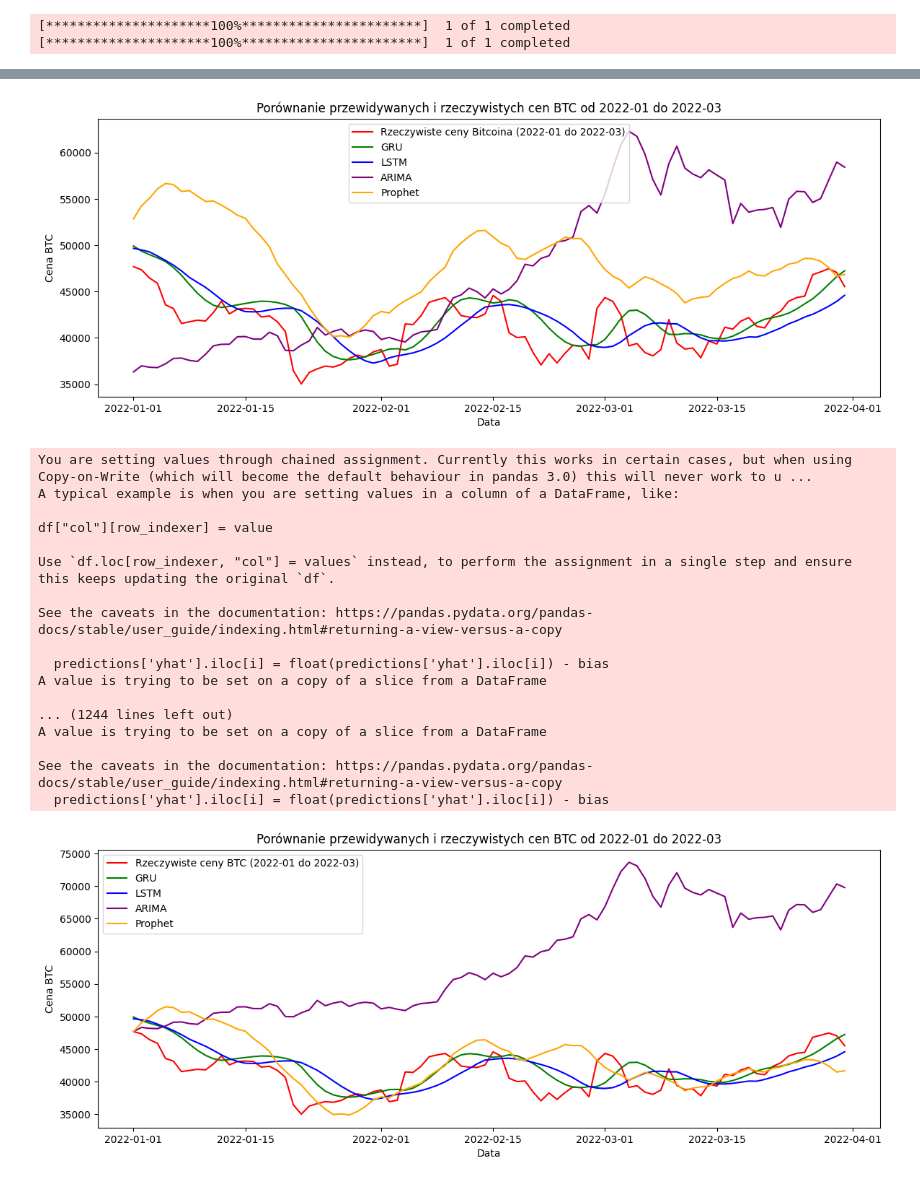
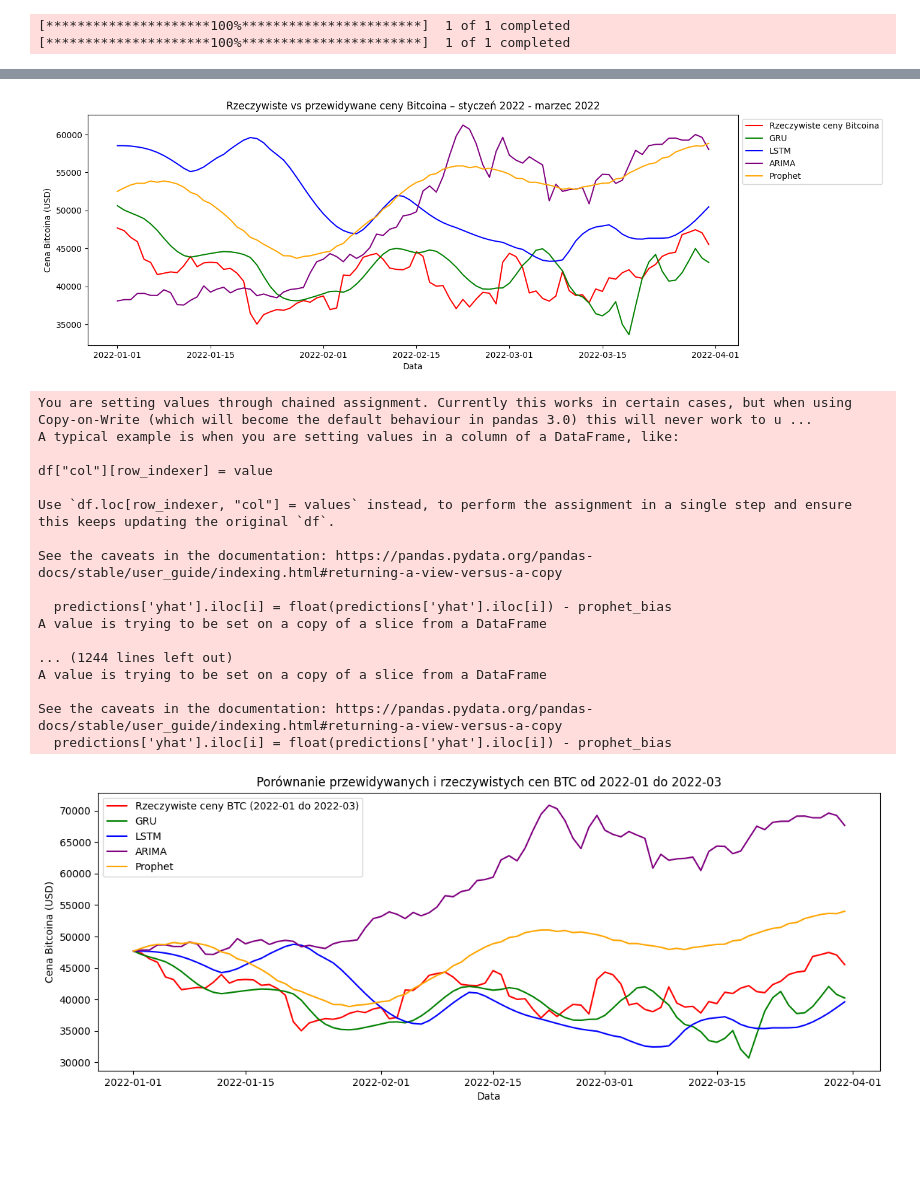
Before and after one commit to cynarski/crypto_predict, a Jupyter notebook: forecast.ipynb, the cells around one changed output, grey strips where cells are left out. Saved outputs shown, nothing was run; the diff lists cells and outputs as text; code cells hidden in the pictures; blank space fills up the shorter version.

Commit message:
tests

```diff
--- a/forecast.ipynb
+++ b/forecast.ipynb
@@ -29,9 +30,9 @@ plt.show()
 # %%
-gru_model = MyGRU(epochs=5, look_back=10)
+gru_model = MyGRU(epochs=5, look_back=60)
 gru_model.create_model()
 gru_model.fit(data)
 
-lstm_model = MyLSTM(epochs=5, look_back=10)
+lstm_model = MyLSTM(epochs=5, look_back=60)
 lstm_model.create_model()
 lstm_model.fit(data)
 # %% [output]
@@ -77,19 +80,24 @@ predictions = prophet_model.predict(periods)
 # %%
-arima_model = MyArima(interval=90)
+arima_model = MyArima(interval=80)
 arima_model.fit(df)
 forecast_dates = pd.date_range(start='2022-01-01', end='2022-03-31')
 forecast_length = len(forecast_dates)
 arima_predictions = arima_model.predict(forecast_length, forecast_dates)
 # %%
+total_dataset = np.concatenate((data, actual_prices), axis=0)
+predicted_prices_gru = gru_model.predict(total_dataset, length, noise_level=0.4, noise_start=120)
+predicted_prices_lstm = lstm_model.predict(total_dataset, length, noise_level=0.4, noise_start=70)
 plt.figure(figsize=(14,5))
-plt.plot(test_data.index,test_data["Close"], color='red', label='Rzeczywiste ceny Bitcoina (2022-01 do 2022-03)')
+plt.plot(test_data.index,test_data["Close"], color='red', label='Rzeczywiste ceny Bitcoina')
 plt.plot(test_data.index,predicted_prices_gru, color='green', label='GRU')
 plt.plot(test_data.index,predicted_prices_lstm, color='blue', label='LSTM')
 plt.plot(arima_predictions, color='purple', label='ARIMA')
 plt.plot(test_data.index,predictions['yhat'], label='Prophet', color='orange')
-plt.title('Porównanie przewidywanych i rzeczywistych cen BTC od 2022-01 do 2022-03')
+plt.title('Rzeczywiste vs przewidywane ceny Bitcoina – styczeń 2022 - marzec 2022')
 plt.xlabel('Data')
-plt.ylabel('Cena BTC')
-plt.legend()
+plt.ylabel('Cena Bitcoina (USD)')
+# plt.legend(loc='best')
+plt.legend(loc='upper left', bbox_to_anchor=(1, 1))
+plt.savefig('wyniki_1.png', format='png', dpi=300, bbox_inches='tight')
 plt.show()
 # %% [output]
@@ -96,16 +106,26 @@ plt.show()
-[figure, old version]
+[figure, new version]
 # %%
 test_data_0 = test_data["Close"].iloc[0][0]
 arima_predictions_0 = arima_predictions.iloc[0][0]
-bias = arima_predictions_0 - test_data_0
+arima_bias = arima_predictions_0 - test_data_0
 for i in range(len(arima_predictions)):
-    arima_predictions.iloc[i] = int(arima_predictions.iloc[i]) - bias
+    arima_predictions.iloc[i] = int(arima_predictions.iloc[i]) - arima_bias
 
 
 prophet_predictions_0 = float(predictions['yhat'].iloc[0])
-bias = prophet_predictions_0 - test_data_0
+prophet_bias = prophet_predictions_0 - test_data_0
 for i in range(len(predictions)):
-    predictions['yhat'].iloc[i] = float(predictions['yhat'].iloc[i]) - bias
+    predictions['yhat'].iloc[i] = float(predictions['yhat'].iloc[i]) - prophet_bias
+
+gru_predictions_0 = float(predicted_prices_gru[0])
+gru_bias = gru_predictions_0 - test_data_0
+for i in range(len(predicted_prices_gru)):
+   predicted_prices_gru[i]  = predicted_prices_gru[i] - gru_bias
+
+lstm_predictions_0 = float(predicted_prices_lstm[0])
+lstm_bias = lstm_predictions_0 - test_data_0
+for i in range(len(predicted_prices_lstm)):
+   predicted_prices_lstm[i]  = predicted_prices_lstm[i] - lstm_bias
 # %% [output]
 You are setting values through chained assignment. Currently this works in certain cases, but when using Copy-on-Write (which will become the default behaviour in pandas 3.0) this will never work to u ...
 A typical example is when you are setting values in a column of a DataFrame, like:
@@ -116,14 +136,14 @@ Use `df.loc[row_indexer, "col"] = values` instead, to perform the assignment in
 
 See the caveats in the documentation: https://pandas.pydata.org/pandas-docs/stable/user_guide/indexing.html#returning-a-view-versus-a-copy
 
-  predictions['yhat'].iloc[i] = float(predictions['yhat'].iloc[i]) - bias
+  predictions['yhat'].iloc[i] = float(predictions['yhat'].iloc[i]) - prophet_bias
 A value is trying to be set on a copy of a slice from a DataFrame
 
 ... (1244 lines left out)
 A value is trying to be set on a copy of a slice from a DataFrame
 
 See the caveats in the documentation: https://pandas.pydata.org/pandas-docs/stable/user_guide/indexing.html#returning-a-view-versus-a-copy
-  predictions['yhat'].iloc[i] = float(predictions['yhat'].iloc[i]) - bias
+  predictions['yhat'].iloc[i] = float(predictions['yhat'].iloc[i]) - prophet_bias
 # %%
 plt.figure(figsize=(14,5))
 plt.plot(test_data.index,test_data["Close"], color='red', label='Rzeczywiste ceny BTC (2022-01 do 2022-03)')
@@ -133,11 +153,12 @@ plt.plot(arima_predictions, color='purple', label='ARIMA')
 plt.plot(test_data.index,predictions['yhat'], label='Prophet', color='orange')
 plt.title('Porównanie przewidywanych i rzeczywistych cen BTC od 2022-01 do 2022-03')
 plt.xlabel('Data')
-plt.ylabel('Cena BTC')
+plt.ylabel('Cena Bitcoina (USD)')
 plt.legend(loc='upper left')
+plt.savefig('wyniki_bias_1.png', format='png', dpi=300, bbox_inches='tight')
 plt.show()
 # %% [output]
-[figure, old version]
+[figure, new version]
 # %%
 from sklearn.metrics import mean_squared_error
 
```
Also changed, not shown: parts of 13 cells of this notebook, 5 other files.
